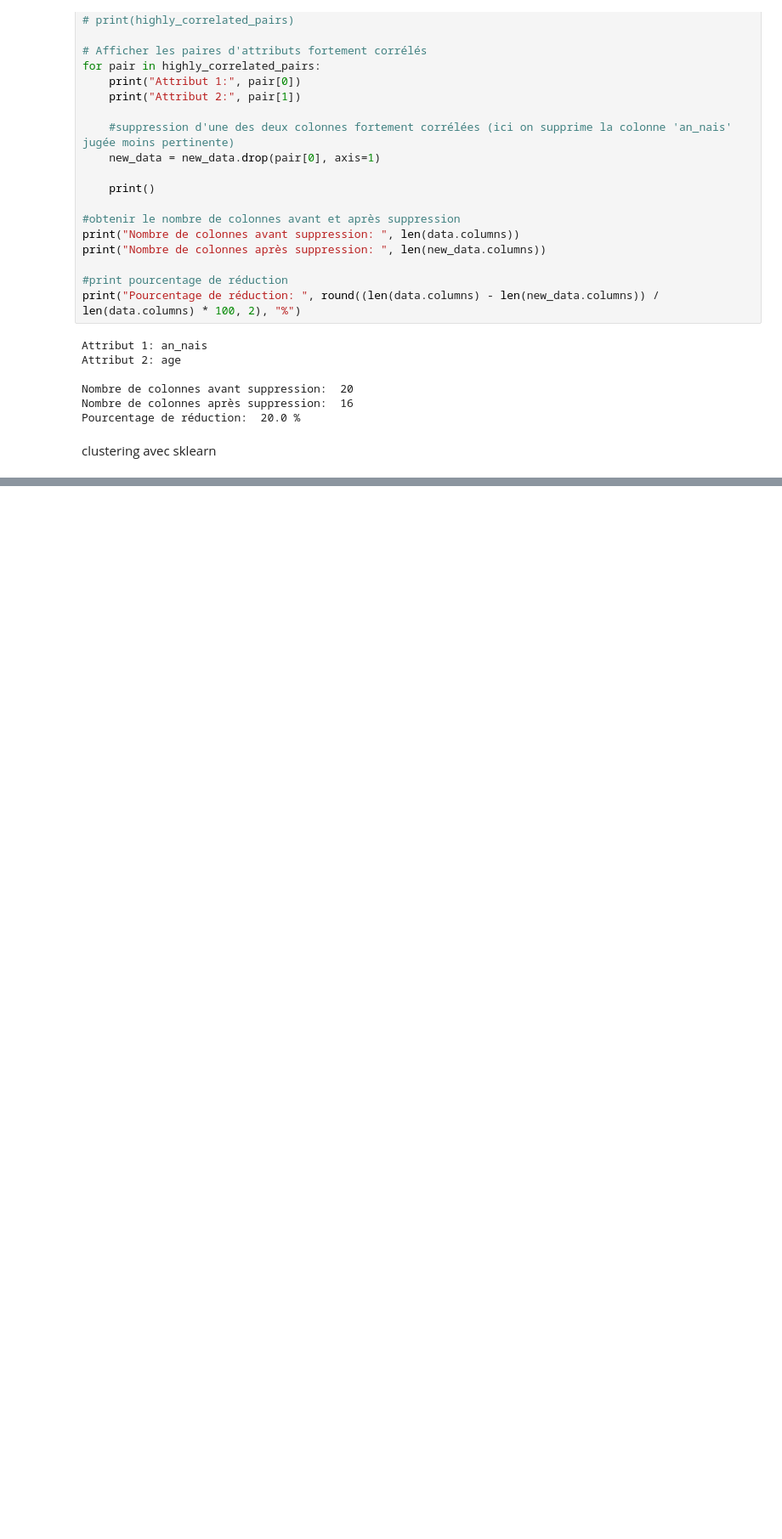
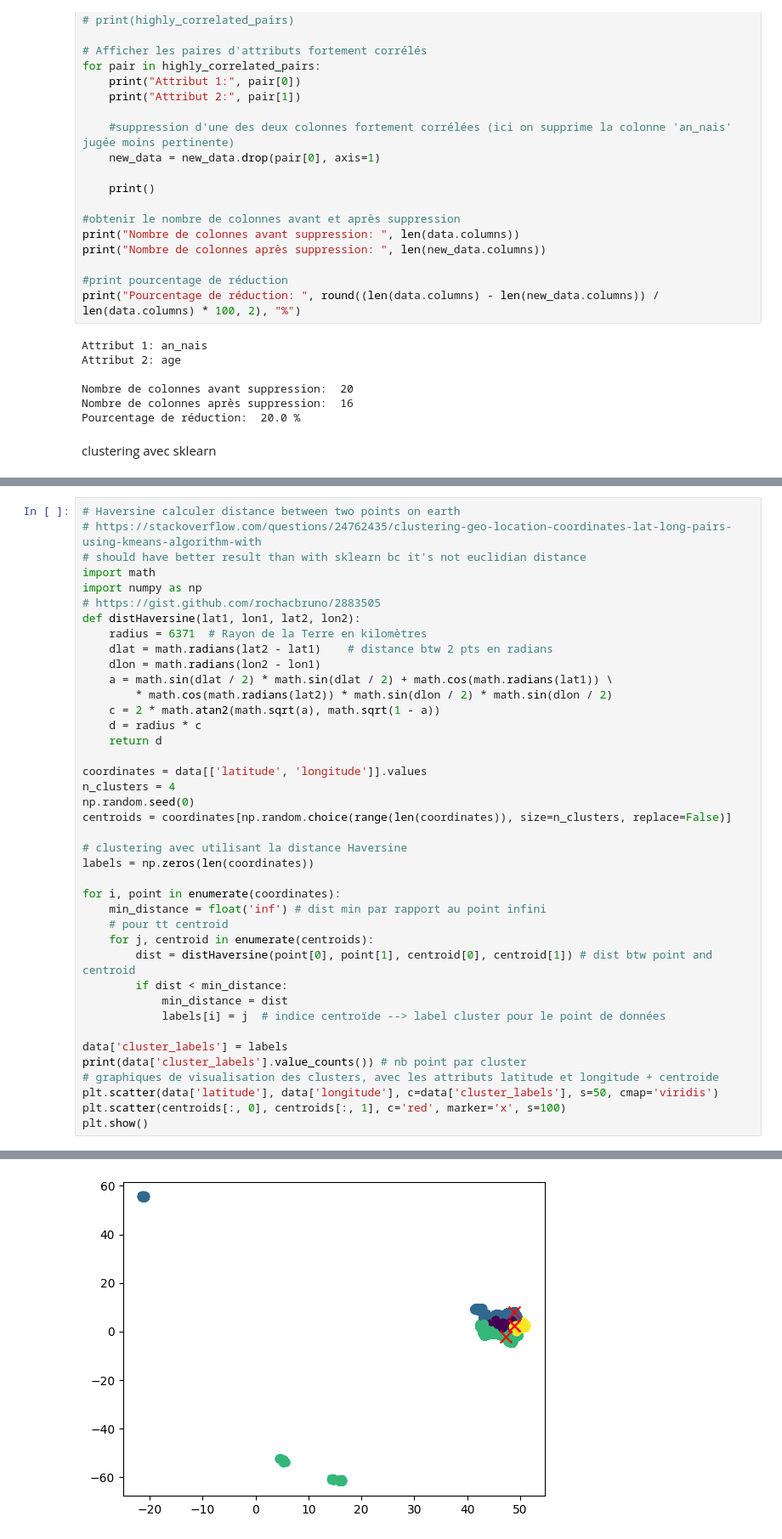
Before and after one commit to GuillaumeRobin9/IA, a Jupyter notebook: AppNonSupervisé.ipynb, the cells around one changed output, grey strips where cells are left out. Shown at 85% size. Cells and saved outputs as stored; diff of their text form; blank space fills up the shorter version.

```diff
--- a/AppNonSupervisé.ipynb
+++ b/AppNonSupervisé.ipynb
@@ -111,0 +111,41 @@ clustering en scratch
+# %%
+# Haversine calculer distance between two points on earth
+# https://stackoverflow.com/questions/24762435/clustering-geo-location-coordinates-lat-long-pairs-using-kmeans-algorithm-with
+# should have better result than with sklearn bc it's not euclidian distance
+import math
+import numpy as np
+# https://gist.github.com/rochacbruno/2883505
+def distHaversine(lat1, lon1, lat2, lon2):
+    radius = 6371  # Rayon de la Terre en kilomètres
+    dlat = math.radians(lat2 - lat1)    # distance btw 2 pts en radians
+    dlon = math.radians(lon2 - lon1)
+    a = math.sin(dlat / 2) * math.sin(dlat / 2) + math.cos(math.radians(lat1)) \
+        * math.cos(math.radians(lat2)) * math.sin(dlon / 2) * math.sin(dlon / 2)
+    c = 2 * math.atan2(math.sqrt(a), math.sqrt(1 - a))
+    d = radius * c
+    return d
+
+coordinates = data[['latitude', 'longitude']].values
+n_clusters = 4
+np.random.seed(0)
+centroids = coordinates[np.random.choice(range(len(coordinates)), size=n_clusters, replace=False)]
+
+# clustering avec utilisant la distance Haversine
+labels = np.zeros(len(coordinates))
+
+for i, point in enumerate(coordinates):
+    min_distance = float('inf') # dist min par rapport au point infini
+    # pour tt centroid
+    for j, centroid in enumerate(centroids):
+        dist = distHaversine(point[0], point[1], centroid[0], centroid[1]) # dist btw point and centroid
+        if dist < min_distance:
+            min_distance = dist
+            labels[i] = j  # indice centroïde --> label cluster pour le point de données
+
+data['cluster_labels'] = labels
+print(data['cluster_labels'].value_counts()) # nb point par cluster
+# graphiques de visualisation des clusters, avec les attributs latitude et longitude + centroide
+plt.scatter(data['latitude'], data['longitude'], c=data['cluster_labels'], s=50, cmap='viridis')
+plt.scatter(centroids[:, 0], centroids[:, 1], c='red', marker='x', s=100)
+plt.show()
+# %% [output]
@@ -111,0 +157 @@ clustering en scratch
+[figure, added]
```
Also changed, not shown: parts of 3 cells of this notebook.
